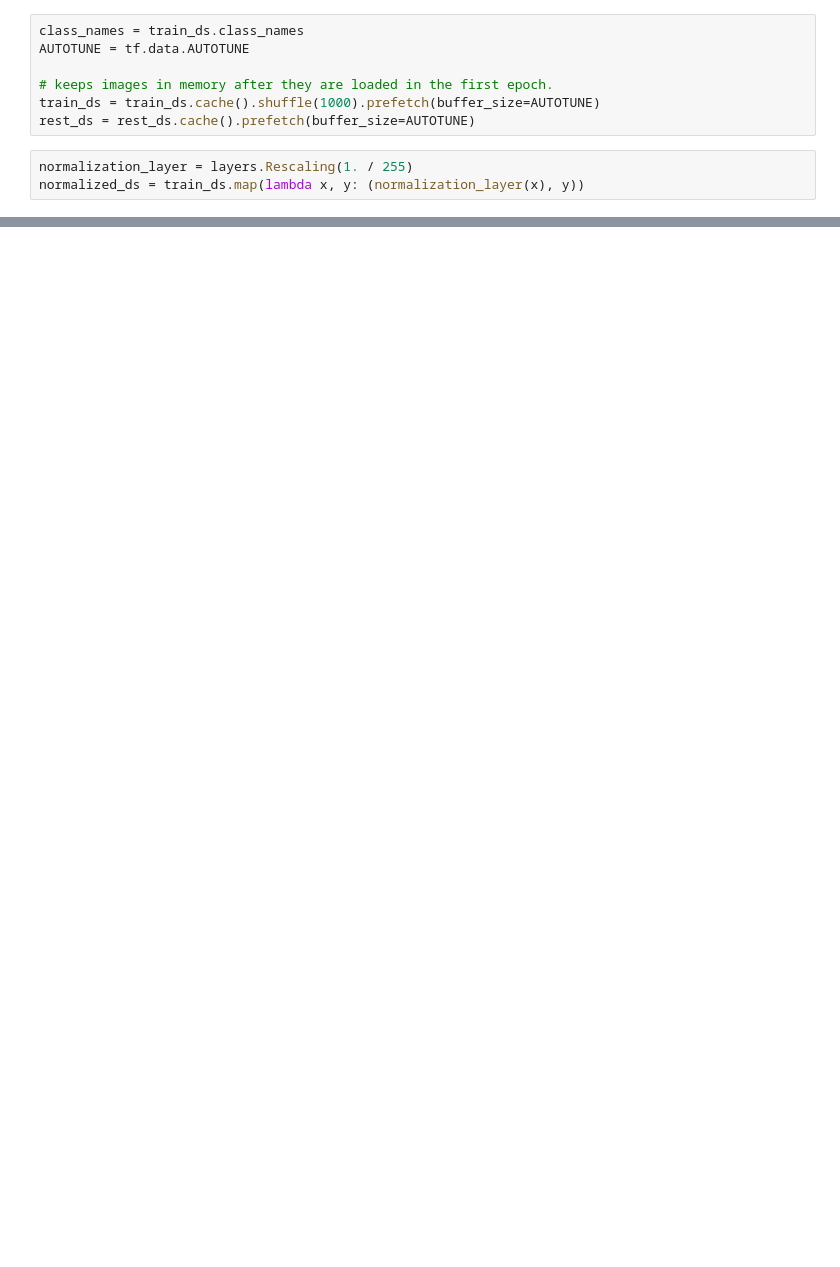
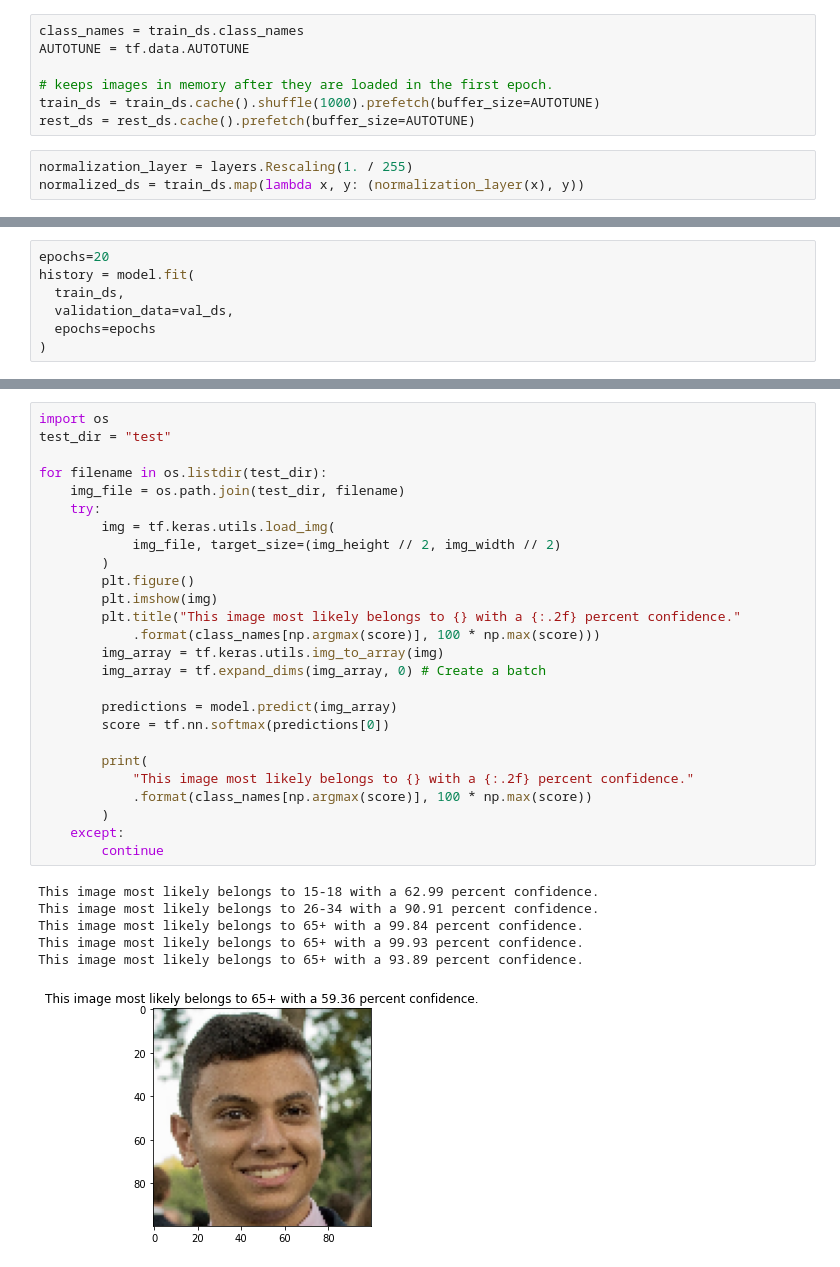
Before and after one commit to rafaelvchaves/age-recognition, a Jupyter notebook: preprocessing.ipynb, the cells around one changed output, grey strips where cells are left out. Drawn from its saved outputs; the diff is of its cells as text; blank space fills up the shorter version.

```diff
--- a/preprocessing.ipynb
+++ b/preprocessing.ipynb
@@ -131,0 +101,7 @@ This image most likely belongs to 15-18 with a 32.25 percent confidence.
+# %%
+epochs=20
+history = model.fit(
+  train_ds,
+  validation_data=val_ds,
+  epochs=epochs
+)
@@ -131,0 +126,33 @@ This image most likely belongs to 15-18 with a 32.25 percent confidence.
+# %%
+import os
+test_dir = "test"
+
+for filename in os.listdir(test_dir):
+    img_file = os.path.join(test_dir, filename)
+    try:
+        img = tf.keras.utils.load_img(
+            img_file, target_size=(img_height // 2, img_width // 2)
+        )
+        plt.figure()
+        plt.imshow(img)
+        plt.title("This image most likely belongs to {} with a {:.2f} percent confidence."
+            .format(class_names[np.argmax(score)], 100 * np.max(score)))
+        img_array = tf.keras.utils.img_to_array(img)
+        img_array = tf.expand_dims(img_array, 0) # Create a batch
+
+        predictions = model.predict(img_array)
+        score = tf.nn.softmax(predictions[0])
+
+        print(
+            "This image most likely belongs to {} with a {:.2f} percent confidence."
+            .format(class_names[np.argmax(score)], 100 * np.max(score))
+        )
+    except:
+        continue
+# %% [output]
+This image most likely belongs to 15-18 with a 62.99 percent confidence.
+This image most likely belongs to 26-34 with a 90.91 percent confidence.
+This image most likely belongs to 65+ with a 99.84 percent confidence.
+This image most likely belongs to 65+ with a 99.93 percent confidence.
+This image most likely belongs to 65+ with a 93.89 percent confidence.
+[figure, added]
```
Also changed, not shown: parts of 10 cells of this notebook.
